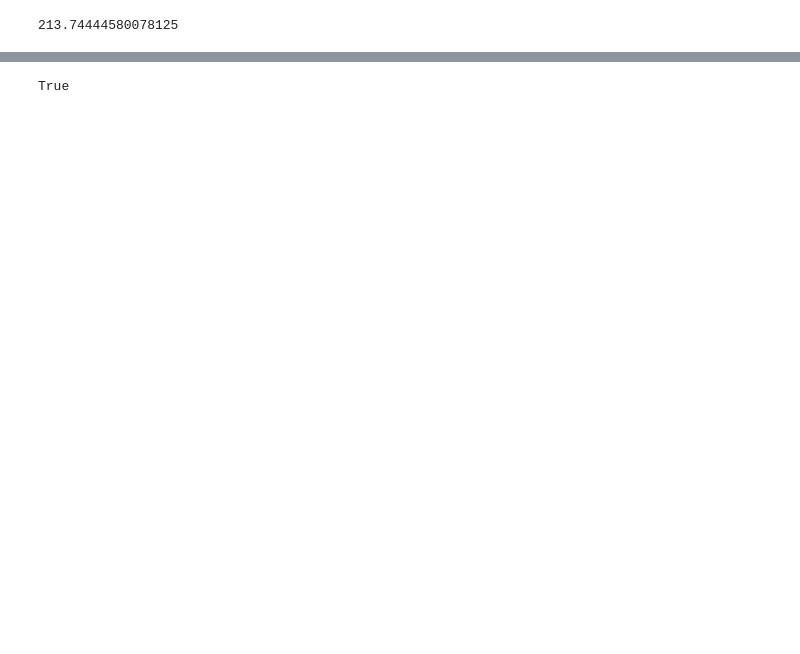
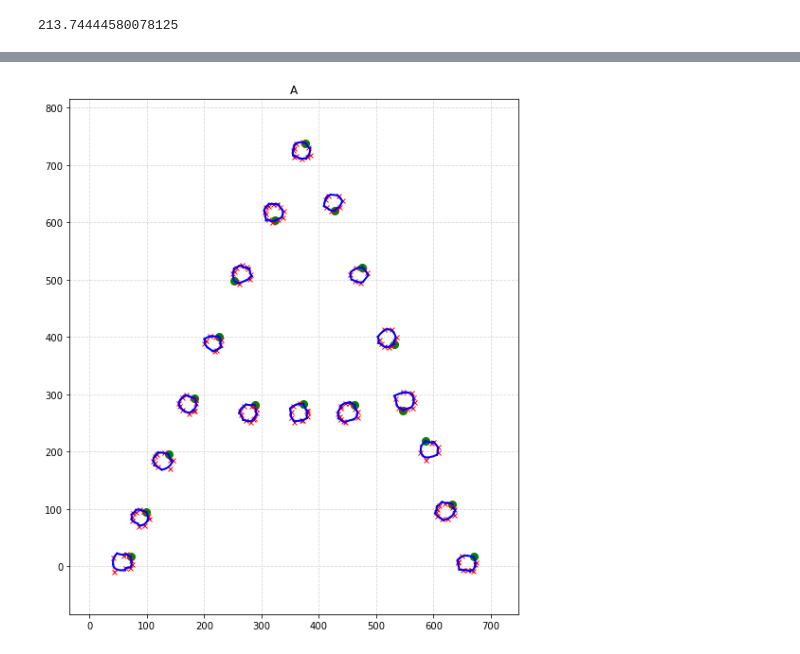
Before and after one commit to ethansmith2000/fonts, a Jupyter notebook: notebook.ipynb, the cells around one changed output, grey strips where cells are left out. Cells and saved outputs as stored; diff of their text form; code cells hidden in the pictures; blank space fills up the shorter version.

```diff
--- a/notebook.ipynb
+++ b/notebook.ipynb
@@ -121,7 +9,11 @@ shutil.rmtree(f"{path}/{font}")
-# %%
-path = "/home/ubuntu/fonts/rendered_fonts/NotoSerifDisplay[wdth,wght]/9_digit.png"
-
-img = Image.open(path)
-is_dark(img)
-# %% [output]
-True
+# %%
+from fontTools.ttLib import TTFont
+from glyph import visualize_glyph
+
+# path = "/home/ubuntu/fonts/newfonts/newfonts/BitcountSingleInk[CRSV,ELSH,ELXP,SZP1,SZP2,XPN1,XPN2,YPN1,YPN2,slnt,wght].ttf"
+# path = "/home/ubuntu/fonts/newfonts/newfonts/VT323-Regular.ttf"
+path = "/home/ubuntu/fonts/newfonts/newfonts/Codystar-Light.ttf"
+font = TTFont(path)
+visualize_glyph(font, "A")
+# %% [output]
+[figure, added]
```
Also changed, not shown: parts of 4 cells of this notebook, 4 other files.
